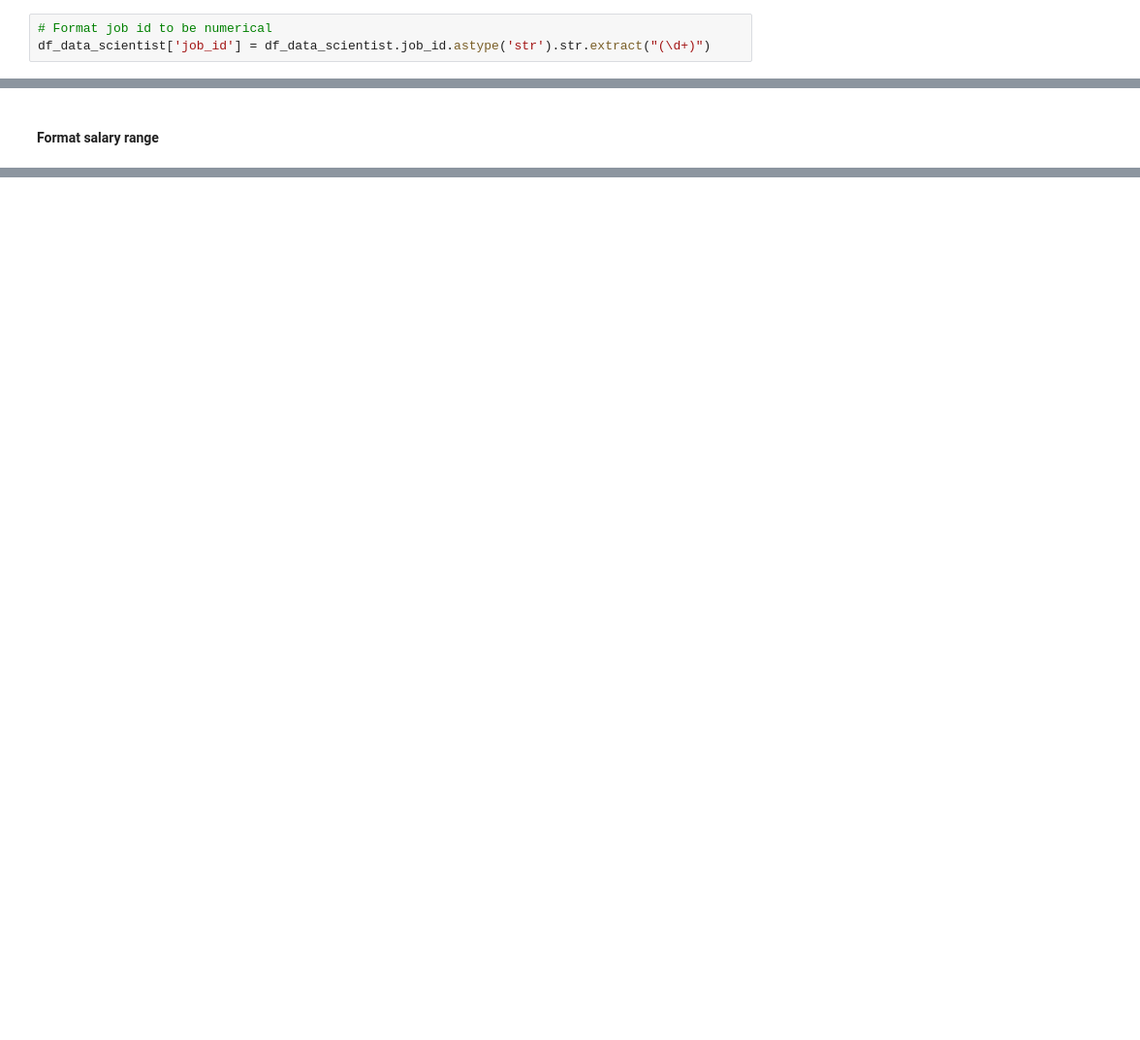
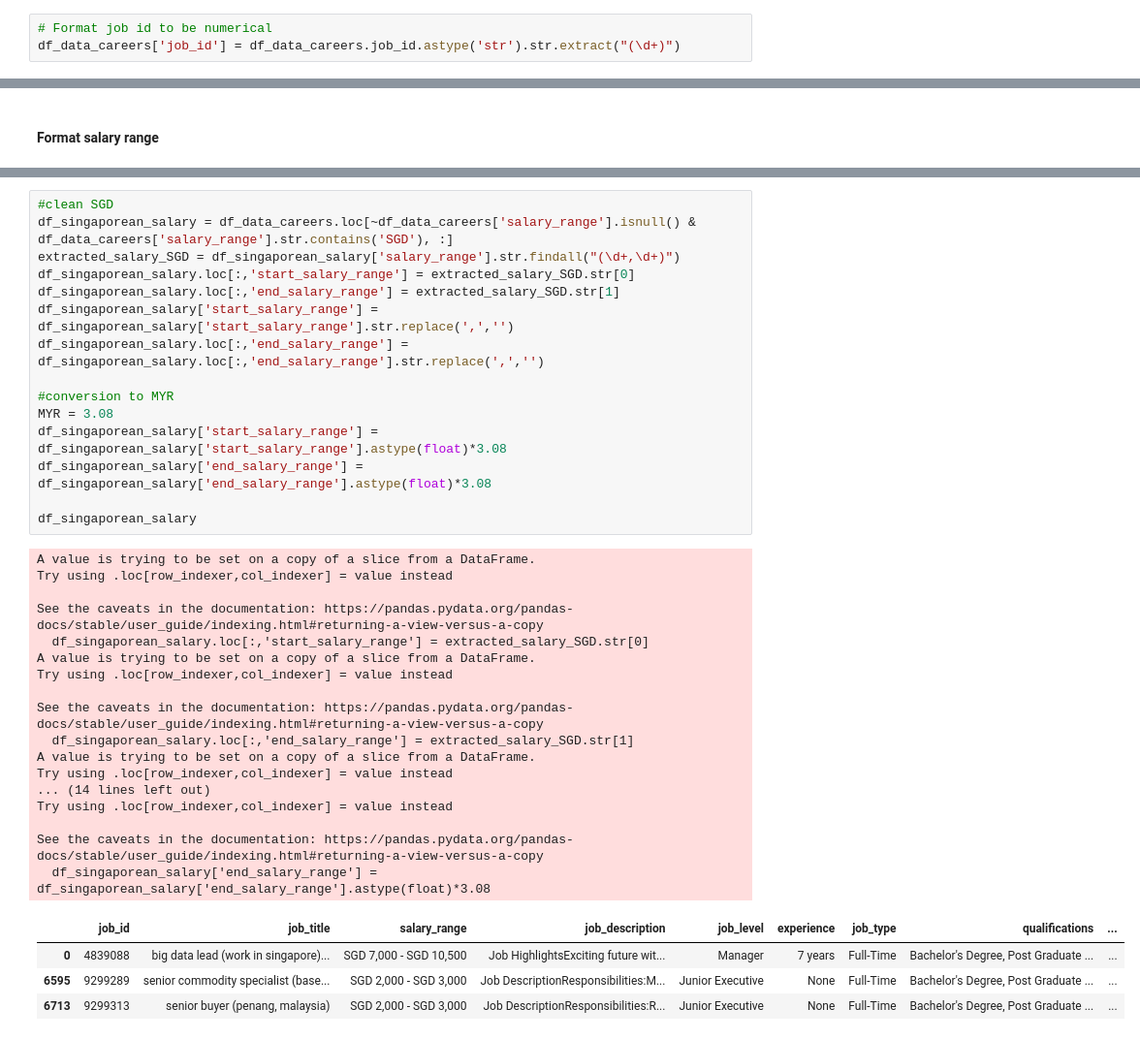
Before and after one commit to roosern-dev/Malaysia_data_jobs_analysis, a Jupyter notebook: data/cleaning.ipynb, the cells around one changed output, grey strips where cells are left out. Shown at 97% size. Saved outputs shown, nothing was run; the diff lists cells and outputs as text; blank space fills up the shorter version.

```diff
--- a/data/cleaning.ipynb
+++ b/data/cleaning.ipynb
@@ -48,4 +56,4 @@ df_data_scientist.head()
 #### Format ID
 # %%
 # Format job id to be numerical
-df_data_scientist['job_id'] = df_data_scientist.job_id.astype('str').str.extract("(\d+)")
+df_data_careers['job_id'] = df_data_careers.job_id.astype('str').str.extract("(\d+)")
@@ -114,0 +144,37 @@ df_malayysian_salary.
+# %%
+#clean SGD
+df_singaporean_salary = df_data_careers.loc[~df_data_careers['salary_range'].isnull() & df_data_careers['salary_range'].str.contains('SGD'), :]
+extracted_salary_SGD = df_singaporean_salary['salary_range'].str.findall("(\d+,\d+)")
+df_singaporean_salary.loc[:,'start_salary_range'] = extracted_salary_SGD.str[0]
+df_singaporean_salary.loc[:,'end_salary_range'] = extracted_salary_SGD.str[1]
+df_singaporean_salary['start_salary_range'] = df_singaporean_salary['start_salary_range'].str.replace(',','')
+df_singaporean_salary.loc[:,'end_salary_range'] = df_singaporean_salary.loc[:,'end_salary_range'].str.replace(',','')
+
+#conversion to MYR
+MYR = 3.08
+df_singaporean_salary['start_salary_range'] = df_singaporean_salary['start_salary_range'].astype(float)*3.08
+df_singaporean_salary['end_salary_range'] = df_singaporean_salary['end_salary_range'].astype(float)*3.08
+
+df_singaporean_salary
+# %% [output]
+A value is trying to be set on a copy of a slice from a DataFrame.
+Try using .loc[row_indexer,col_indexer] = value instead
+
+See the caveats in the documentation: https://pandas.pydata.org/pandas-docs/stable/user_guide/indexing.html#returning-a-view-versus-a-copy
+  df_singaporean_salary.loc[:,'start_salary_range'] = extracted_salary_SGD.str[0]
+A value is trying to be set on a copy of a slice from a DataFrame.
+Try using .loc[row_indexer,col_indexer] = value instead
+
+See the caveats in the documentation: https://pandas.pydata.org/pandas-docs/stable/user_guide/indexing.html#returning-a-view-versus-a-copy
+  df_singaporean_salary.loc[:,'end_salary_range'] = extracted_salary_SGD.str[1]
+A value is trying to be set on a copy of a slice from a DataFrame.
+Try using .loc[row_indexer,col_indexer] = value instead
+... (14 lines left out)
+Try using .loc[row_indexer,col_indexer] = value instead
+
+See the caveats in the documentation: https://pandas.pydata.org/pandas-docs/stable/user_guide/indexing.html#returning-a-view-versus-a-copy
+  df_singaporean_salary['end_salary_range'] = df_singaporean_salary['end_salary_range'].astype(float)*3.08
+|  | job_id | job_title | salary_range | job_description | job_level | experience | job_type | qualifications | ... |
+| 0 | 4839088 | big data lead (work in singapore)... | SGD 7,000 - SGD 10,500 | Job HighlightsExciting future wit... | Manager | 7 years | Full-Time | Bachelor's Degree, Post Graduate ... | ... |
+| 6595 | 9299289 | senior commodity specialist (base... | SGD 2,000 - SGD 3,000 | Job DescriptionResponsibilities:M... | Junior Executive | None | Full-Time | Bachelor's Degree, Post Graduate ... | ... |
+| 6713 | 9299313 | senior buyer (penang, malaysia) | SGD 2,000 - SGD 3,000 | Job DescriptionResponsibilities:R... | Junior Executive | None | Full-Time | Bachelor's Degree, Post Graduate ... | ... |
```
Also changed, not shown: parts of 27 cells of this notebook.
